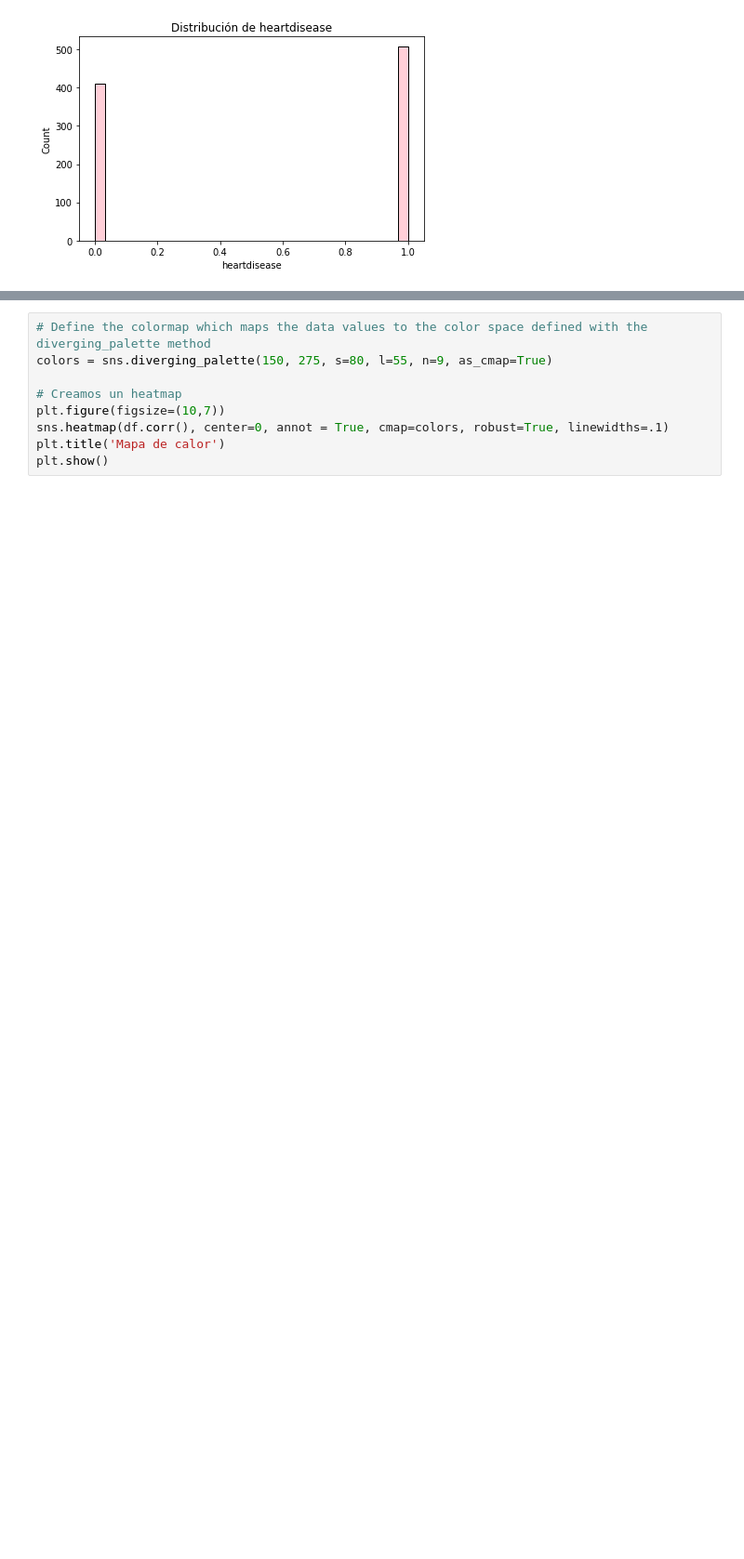
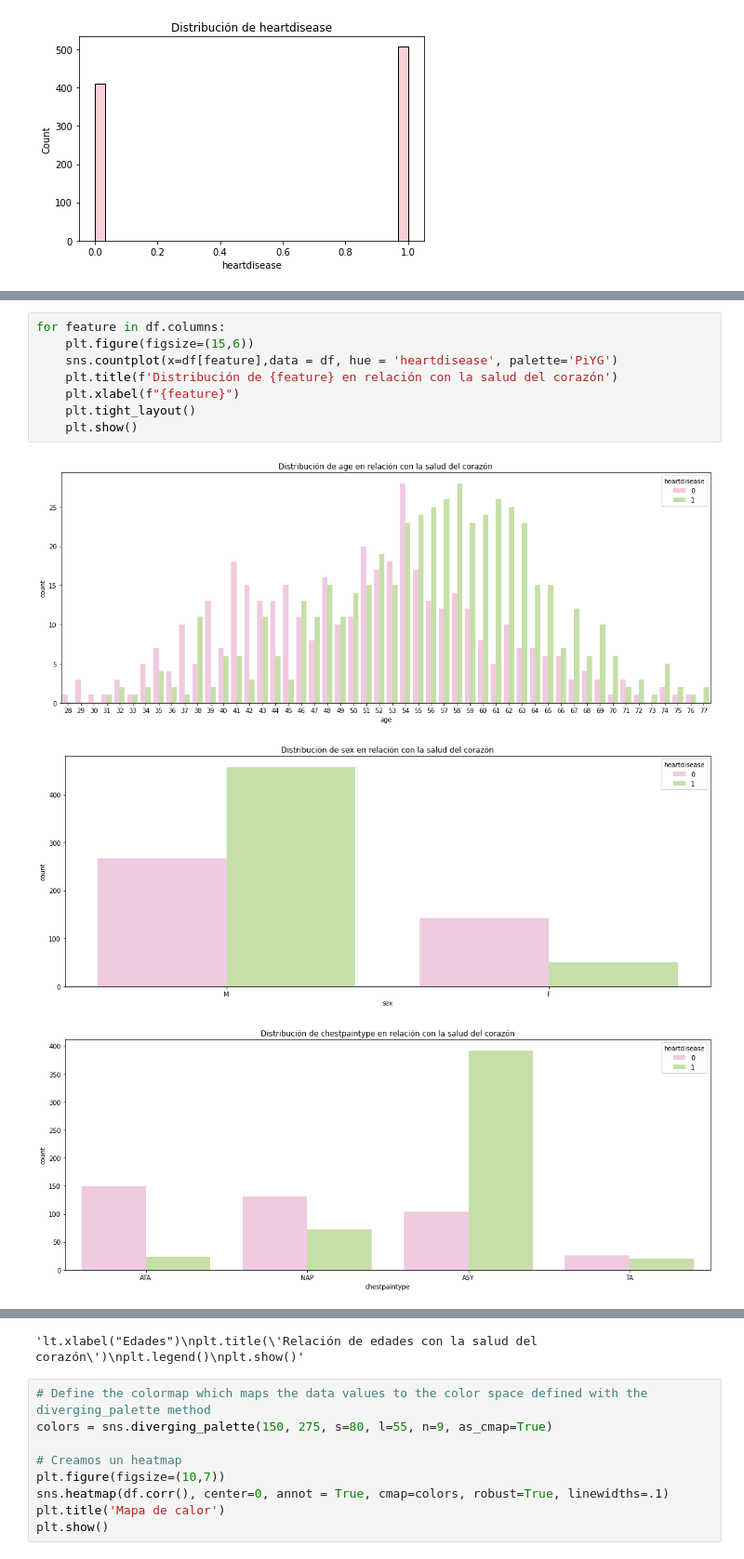
Before and after one commit to AgusDelga2/Heart-Failure-Poyect, a Jupyter notebook: Insuficiencia_cardiaca_proyeto_ISPC.ipynb, the cells around one changed output, grey strips where cells are left out. Shown at 93% size. Saved outputs shown, nothing was run; the diff lists cells and outputs as text; blank space fills up the shorter version.

```diff
--- a/Insuficiencia_cardiaca_proyeto_ISPC.ipynb
+++ b/Insuficiencia_cardiaca_proyeto_ISPC.ipynb
@@ -148,0 +149,12 @@ plt.show()
+# %%
+for feature in df.columns:
+    plt.figure(figsize=(15,6))
+    sns.countplot(x=df[feature],data = df, hue = 'heartdisease', palette='PiYG')
+    plt.title(f'Distribución de {feature} en relación con la salud del corazón')
+    plt.xlabel(f"{feature}")
+    plt.tight_layout()
+    plt.show()
+# %% [output]
+[figure, added]
+[figure, added]
+[figure, added]
@@ -149,3 +170,4 @@ plt.show()
+'lt.xlabel("Edades")\nplt.title(\'Relación de edades con la salud del corazón\')\nplt.legend()\nplt.show()'
 # %%
 # Define the colormap which maps the data values to the color space defined with the diverging_palette method
 colors = sns.diverging_palette(150, 275, s=80, l=55, n=9, as_cmap=True)
```
Also changed, not shown: parts of 24 cells of this notebook.
